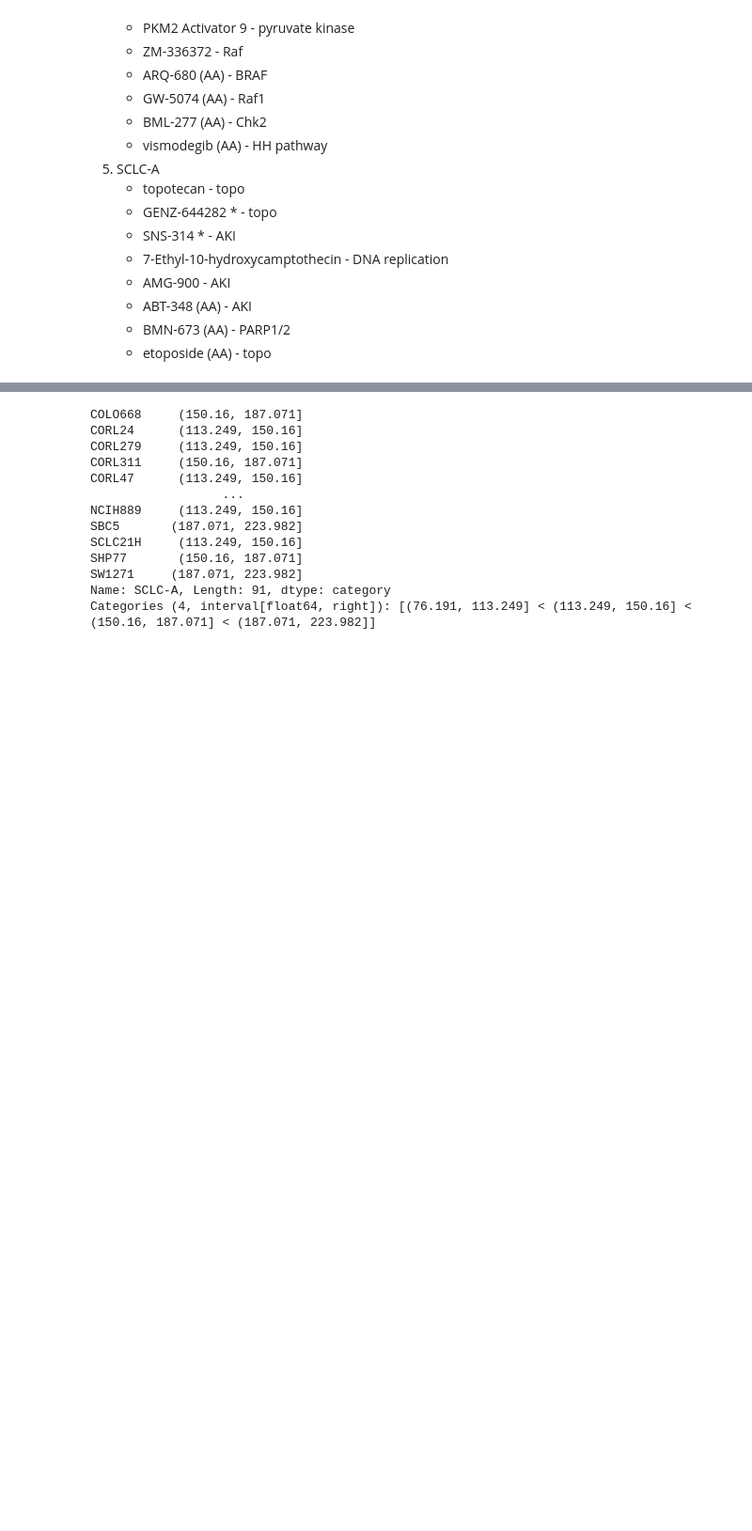
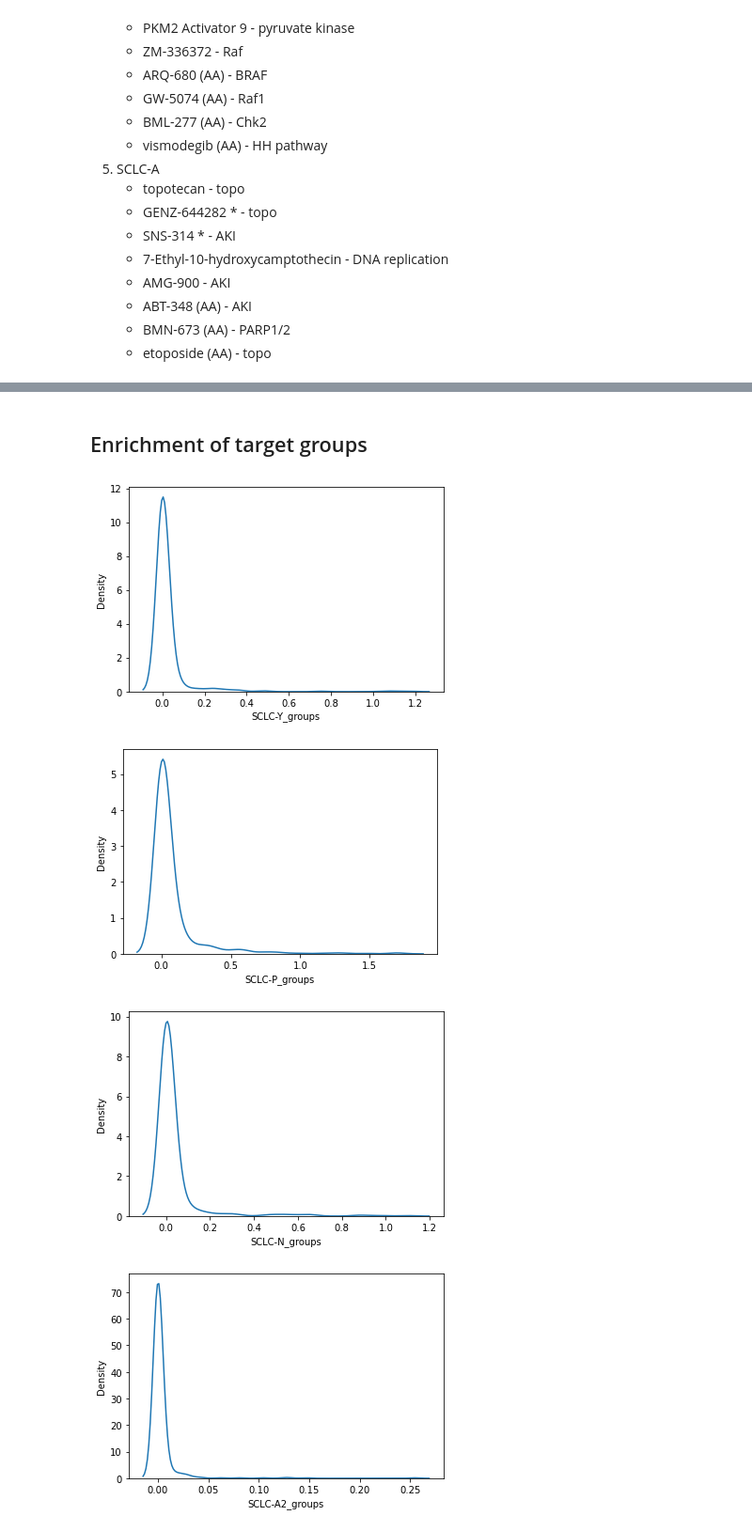
Before and after one commit to QuLab-VU/Groves-CellSys2022, a Jupyter notebook: notebooks/bulk/Drug Response.ipynb, the cells around one changed output, grey strips where cells are left out. Shown at 94% size. Drawn from its saved outputs; the diff is of its cells as text; code cells hidden in the pictures; blank space fills up the shorter version.

```diff
--- a/notebooks/bulk/Drug Response.ipynb
+++ b/notebooks/bulk/Drug Response.ipynb
@@ -284,16 +305,2 @@ groups = pd.cut(distances_groupby_cline['SCLC-A'], bins = 4)
-# %%
-groups
-# %% [output]
-COLO668     (150.16, 187.071]
-CORL24      (113.249, 150.16]
-CORL279     (113.249, 150.16]
-CORL311     (150.16, 187.071]
-CORL47      (113.249, 150.16]
-                  ...
-NCIH889     (113.249, 150.16]
-SBC5       (187.071, 223.982]
-SCLC21H     (113.249, 150.16]
-SHP77       (150.16, 187.071]
-SW1271     (187.071, 223.982]
-Name: SCLC-A, Length: 91, dtype: category
-Categories (4, interval[float64, right]): [(76.191, 113.249] < (113.249, 150.16] < (150.16, 187.071] < (187.071, 223.982]]
+# %% [markdown]
+## Enrichment of target groups
@@ -299,0 +310,9 @@ Categories (4, interval[float64, right]): [(76.191, 113.249] < (113.249, 150.16]
+# %%
+for g in  [i for i in dr.columns if '_group' in i]:
+    sns.kdeplot(aa_obs_score[g])
+    plt.show()
+# %% [output]
+[figure, new version]
+[figure, added]
+[figure, added]
+[figure, added]
```
Also changed, not shown: parts of 9 cells of this notebook, 34 other files.
